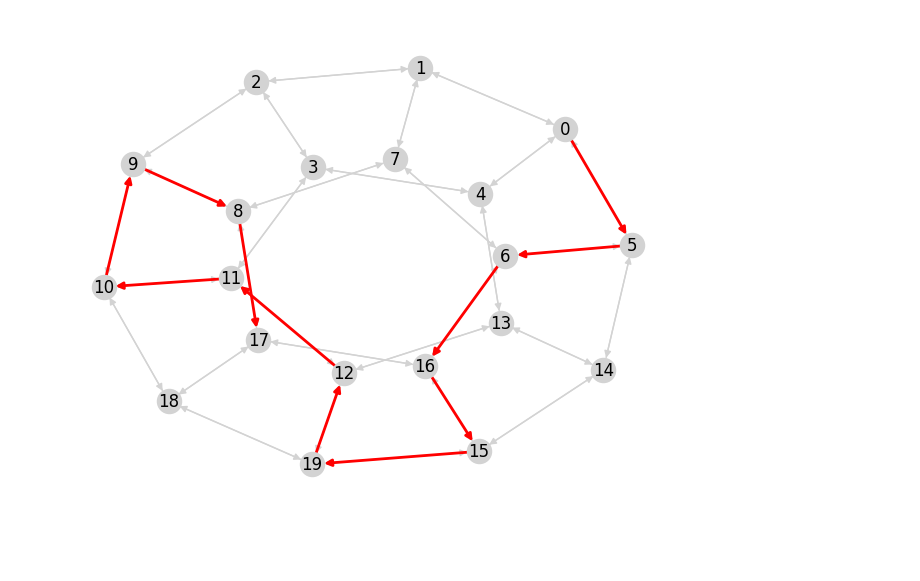
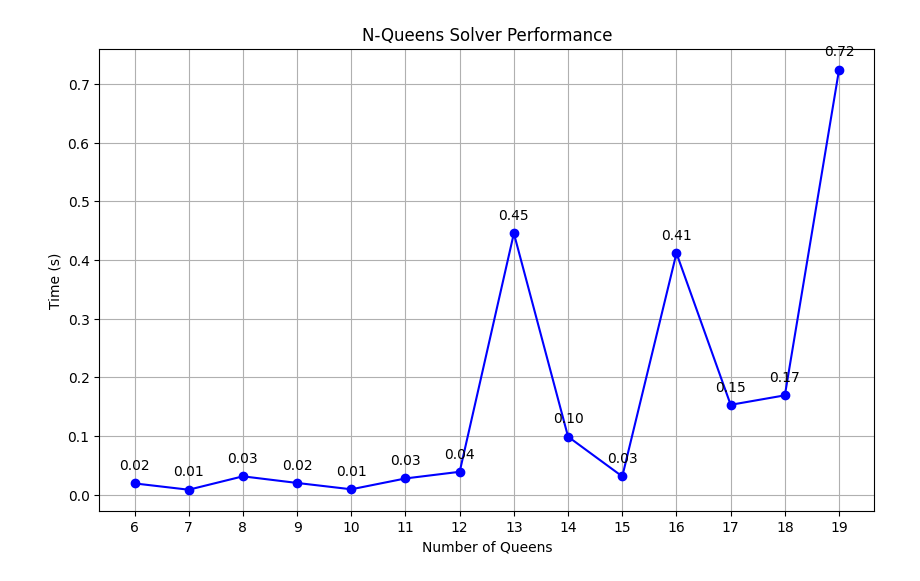
Before and after one commit to hakatiki/User-Propagators-in-Z3, a Jupyter notebook: n-queen-propagator.ipynb, the cells around one changed output. Saved outputs shown, nothing was run; the diff lists cells and outputs as text; code cells hidden in the pictures; blank space fills up the shorter version.

```diff
--- a/n-queen-propagator.ipynb
+++ b/n-queen-propagator.ipynb
@@ -250,19 +144,23 @@ s.model()
 # %%
+# Performance testing for various N values (6 to 19)
 import time
 times = []
 for i in range(6, 20):
-    N = i
+    N = i  # Update the size of the chessboard
 
+    # Recreate mappings and constraints for the new size
     Q_map = {BitVecVal(i+1,16): BitVec('Q_%i' % (i + 1),16) for i in range(N)}
     queen_to_col = {v: k for k, v in Q_map.items()}
+    val_c = [And(1 <= Q_map[BitVecVal(i+1,16)], Q_map[BitVecVal(i+1,16)] <= N) for i in range(N)]
+    diag_c = Distinct([Q_map[BitVecVal(i+1,16)] for i in range(N)])
 
-    val_c = [ And(1 <= Q_map[BitVecVal(i+1,16)], Q_map[BitVecVal(i+1,16)] <= N) for i in range(N) ]
-    # assign_value = PropagateFunction("assign_value",  IntSort(), BoolSort())
-    diag_c = Distinct([Q_map[BitVecVal(i+1,16)] for i in range(N)])
+    # Instantiate and add constraints for the new problem size
     s = Solver()
-    b = TC(s)
+    qp = QueenPropagator(s)
     s.add(diag_c)
     s.add(val_c)
+
+    # Measure the time taken to check for a solution
     time1 = time.time()
     s.check()
     time2 = time.time()
@@ -681,41 +185,0 @@ s.model()
-# %%
-import networkx as nx
-import matplotlib.pyplot as plt
-# Example model output (your data)
-model_output = {
-    'N_10': 9, 'N_0': 5, 'N_2': 22, 'N_4': 13, 'N_7': 1, 'N_17': 21, 'N_16': 15, 'N_6': 16, 'N_15': 19,
-    'N_8': 17, 'N_14': 23, 'N_19': 12, 'N_18': 20, 'N_11': 10, 'N_1': 7, 'N_9': 8, 'N_13': 4, 'N_5': 6, 'N_12': 11
-}
-
-# Assuming model_output['N_i'] gives the next node from node i
-start_node = 0  # starting node
-end_node = 17   # end node
-path = [start_node]
-current_node = start_node
-
-while current_node != end_node:
-    current_node = model_output.get(f'N_{current_node}', None)
-    if current_node is None:
-        print("Path not found or incomplete in model output.")
-        break
-    path.append(current_node)
-
-# Now 'path' contains the sequence of nodes from start to end
-
-# Plot the graph and highlight the path (assuming 'grdodec' is your graph)
-G = nx.DiGraph()
-G.add_nodes_from(grdodec)
-for i in grdodec:
-    for j in grdodec[i]:
-        G.add_edge(i, j)
-
-pos = nx.spring_layout(G)
-nx.draw(G, pos, with_labels=True, node_color='lightgrey', edge_color='lightgrey', arrows=True)
-
-# Highlight the path
-path_edges = [(path[n], path[n+1]) for n in range(len(path)-1)]
-nx.draw_networkx_edges(G, pos, edgelist=path_edges, edge_color='red', width=2.0, arrows=True)
-
-plt.show()
-# %% [output]
-[figure, removed]
@@ -742,0 +186,20 @@ plt.show()
+# %%
+import matplotlib.pyplot as plt
+
+# Improved visualization of the run times
+plt.figure(figsize=(10, 6))  # Set the figure size for better readability
+plt.plot(range(6, 20), times, marker='o', linestyle='-', color='b')  # Add markers for each data point
+
+plt.title('N-Queens Solver Performance')  # Add a title to the plot
+plt.ylabel('Time (s)')  # Label for Y-axis
+plt.xlabel('Number of Queens')  # Label for X-axis
+plt.xticks(range(6, 20))  # Set x-ticks to clearly show the number of queens
+plt.grid(True)  # Enable grid for easier readability
+
+# Optional: Add annotations for specific points
+for i, txt in enumerate(times):
+    plt.annotate(f"{txt:.2f}", (range(6, 20)[i], times[i]), textcoords="offset points", xytext=(0,10), ha='center')
+
+plt.show()  # Display the plot
+# %% [output]
+[figure, added]
```
Also changed, not shown: parts of 24 cells of this notebook, 4 other files.
